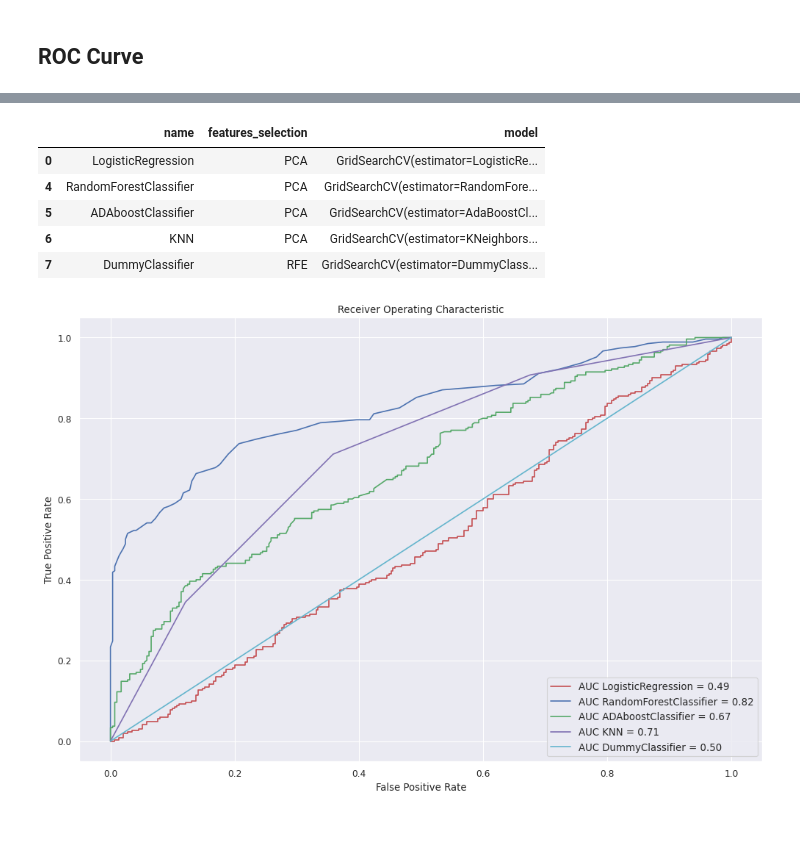
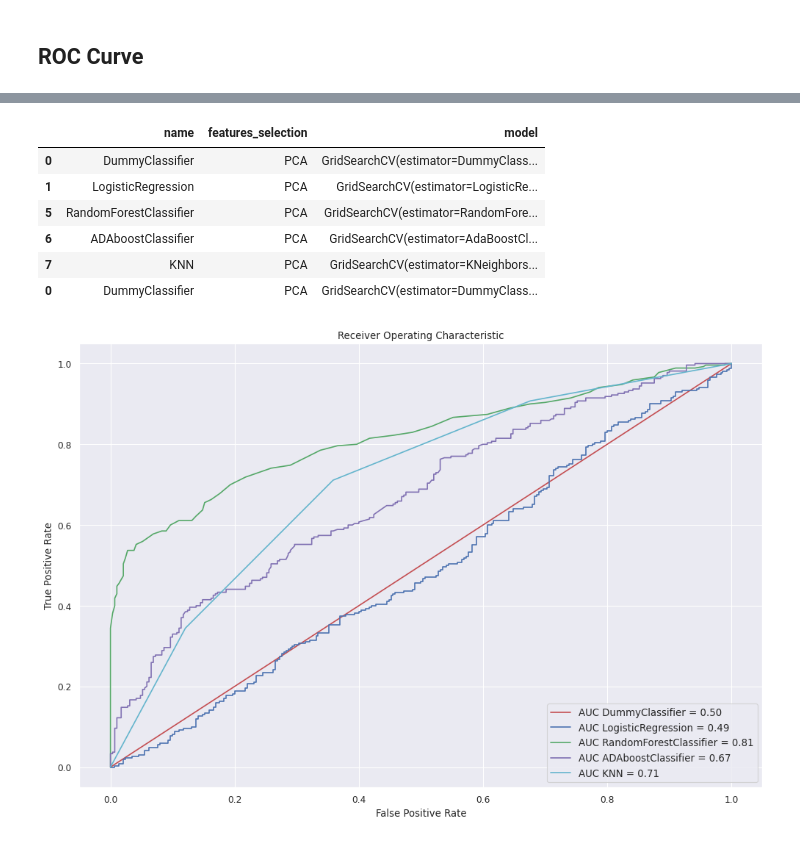
Before and after one commit to AgustinBaffo/CEIA, a Jupyter notebook: 07 - Machine Learning/3_BinaryClassifier.ipynb, the cells around one changed output, grey strips where cells are left out. Cells and saved outputs as stored; diff of their text form; code cells hidden in the pictures.

```diff
--- a/07 - Machine Learning/3_BinaryClassifier.ipynb
+++ b/07 - Machine Learning/3_BinaryClassifier.ipynb
@@ -134,8 +137,8 @@ def train_models(X_train_, y_train_, X_cv_, y_cv_, features_selection='',add_dum
     # LogisticRegression
     clf = LogisticRegression()
     grid_values = {
-        'penalty': ['l2',None],
-        'C': [0.01,.1,1,10],
+        # 'penalty': ['l2',None],
+        # 'C': [0.01,.1,1,10],
         }
 
     model, model_metrics = testModel(clf,grid_values,X_train_,y_train_,X_cv_,y_cv_)
@@ -589,7 +592,7 @@ models_df
 plot_models = models_df.loc[models_df['features_selection'] == 'PCA'][['name','features_selection','model']]
 plot_models = plot_models[plot_models.name != 'SGDClassifier_hinge']
 plot_models = plot_models[plot_models.name != 'SGDClassifier_squared_hinge']
-plot_models = plot_models[plot_models.name != 'DecisionTreeClassifier']
+# plot_models = plot_models[plot_models.name != 'DecisionTreeClassifier']
 plot_models = plot_models.append(models_df.loc[models_df['name'] == 'DummyClassifier'][['name','features_selection','model']])
 
 nnet_model= models_df.loc[(models_df['name'] == 'NeuralNetwork') & (models_df['scaled'] == True)]['model']
@@ -601,36 +604,37 @@ X_test_trf_pca = pca.transform(X_test)
 plot_models
 # %% [output]
 |  | name | features_selection | model |
-| 0 | LogisticRegression | PCA | GridSearchCV(estimator=LogisticRe... |
-| 4 | RandomForestClassifier | PCA | GridSearchCV(estimator=RandomFore... |
-| 5 | ADAboostClassifier | PCA | GridSearchCV(estimator=AdaBoostCl... |
-| 6 | KNN | PCA | GridSearchCV(estimator=KNeighbors... |
-| 7 | DummyClassifier | RFE | GridSearchCV(estimator=DummyClass... |
+| 0 | DummyClassifier | PCA | GridSearchCV(estimator=DummyClass... |
+| 1 | LogisticRegression | PCA | GridSearchCV(estimator=LogisticRe... |
+| 5 | RandomForestClassifier | PCA | GridSearchCV(estimator=RandomFore... |
+| 6 | ADAboostClassifier | PCA | GridSearchCV(estimator=AdaBoostCl... |
+| 7 | KNN | PCA | GridSearchCV(estimator=KNeighbors... |
+| 0 | DummyClassifier | PCA | GridSearchCV(estimator=DummyClass... |
 # %%
 figure(figsize=(15, 10), dpi=80)
 # Set plot
 plt.title('Receiver Operating Characteristic')
 plt.ylabel('True Positive Rate')
 plt.xlabel('False Positive Rate')
 
 # # Add identity line (no needed)
 # plt.plot([0, 1], [0, 1],'r--')
 # plt.xlim([0, 1])
 # plt.ylim([0, 1])
 
 
-colors = ['r','b','g','m','c']
+colors = ['r','b','g','m','c','y']
 
 for model,name,color in zip(plot_models.model,plot_models.name,colors):
   # Calculate the fpr and tpr for all thresholds of the classification
   probs = model.predict_proba(X_test_trf_pca)
   preds = probs[:,1]
   fpr, tpr, threshold = metrics.roc_curve(y_test, preds)
   roc_auc = metrics.auc(fpr, tpr)
 
   plt.plot(fpr, tpr, color, label = 'AUC %s = %0.2f' % (name,roc_auc))
 
 plt.legend(loc = 'lower right', fontsize=12)
 plt.show()
 # %% [output]
-[figure, old version]
+[figure, new version]
```
Also changed, not shown: parts of 10 cells of this notebook, 3 other files.
